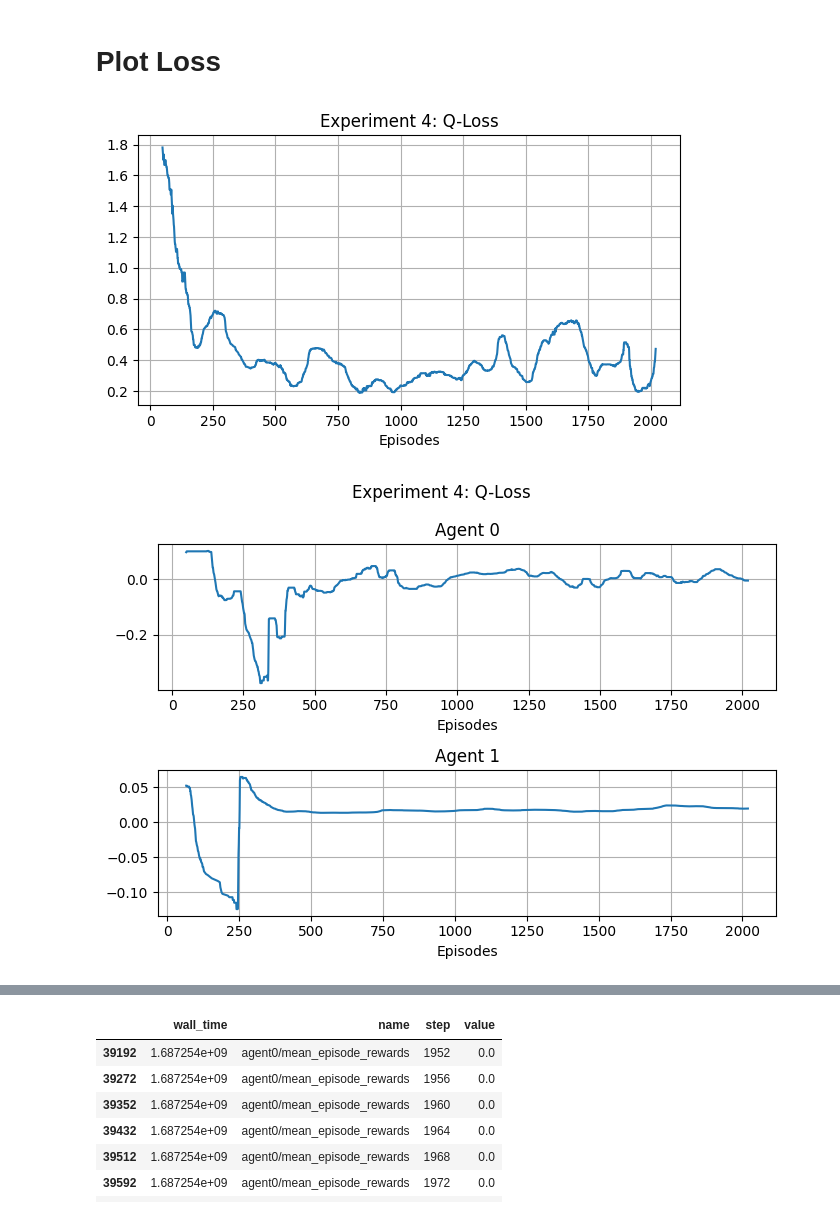
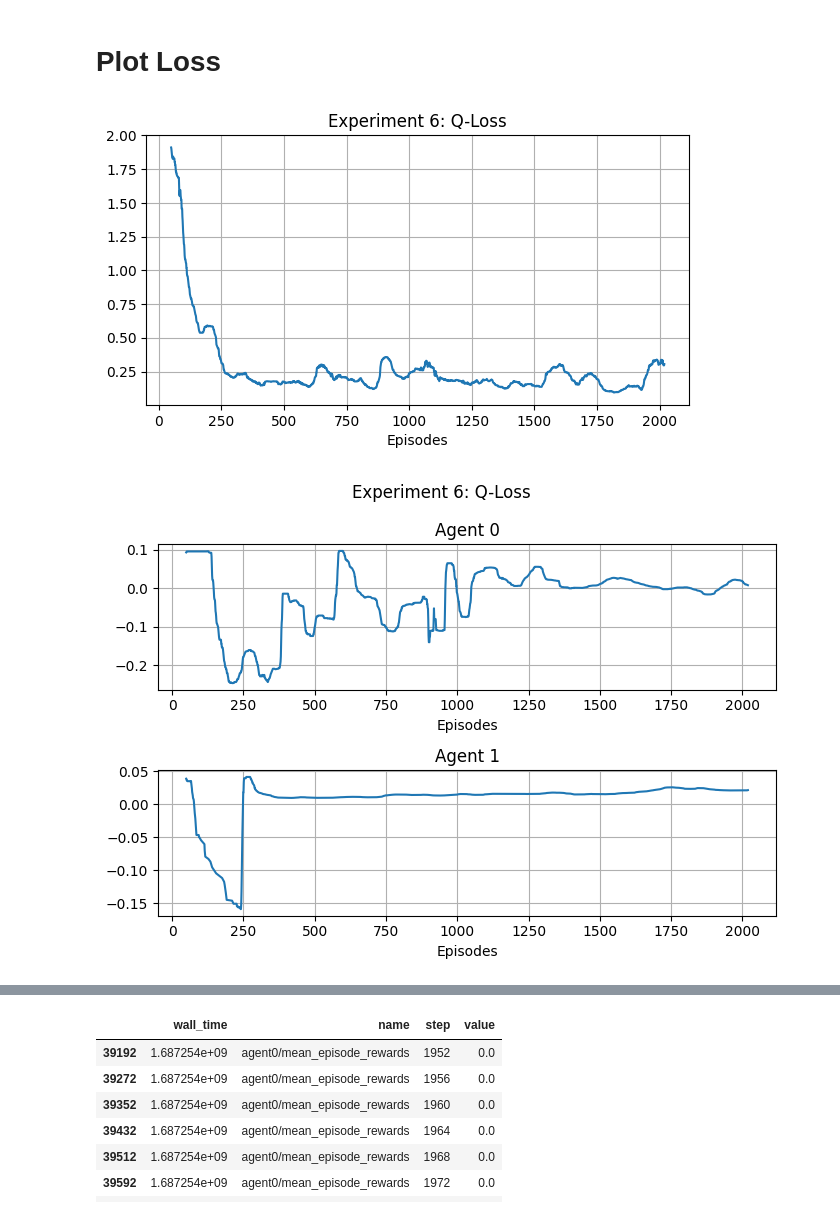
Before and after one commit to buehrerc/MAAC-auto-gov, a Jupyter notebook: analysis/generate_plots.ipynb, the cells around one changed output, grey strips where cells are left out. Drawn from its saved outputs; the diff is of its cells as text; code cells hidden in the pictures.

```diff
--- a/analysis/generate_plots.ipynb
+++ b/analysis/generate_plots.ipynb
@@ -75,11 +75,11 @@ def plot_agent_reward(session_id, run_id, agent_num, filter_outliers=False):
         fig.suptitle(f"Session {session_id}: Mean Episode Rewards")
     fig.savefig(f"./plots/session_{session_id}_mean_reward_agent")
 # %%
-df = format_plot(4, 2, rolling_mean=True)
+df = format_plot(6, 1, rolling_mean=True)
 # %% [output]
-[figure, old version]
+[figure, new version]
 # %%
-plot_agent_loss(4, 2, 2)
+plot_agent_loss(6, 1, 2)
 # %% [output]
-[figure, old version]
+[figure, new version]
 # %%
```
Also changed, not shown: parts of 3 cells of this notebook, 9 other files.
